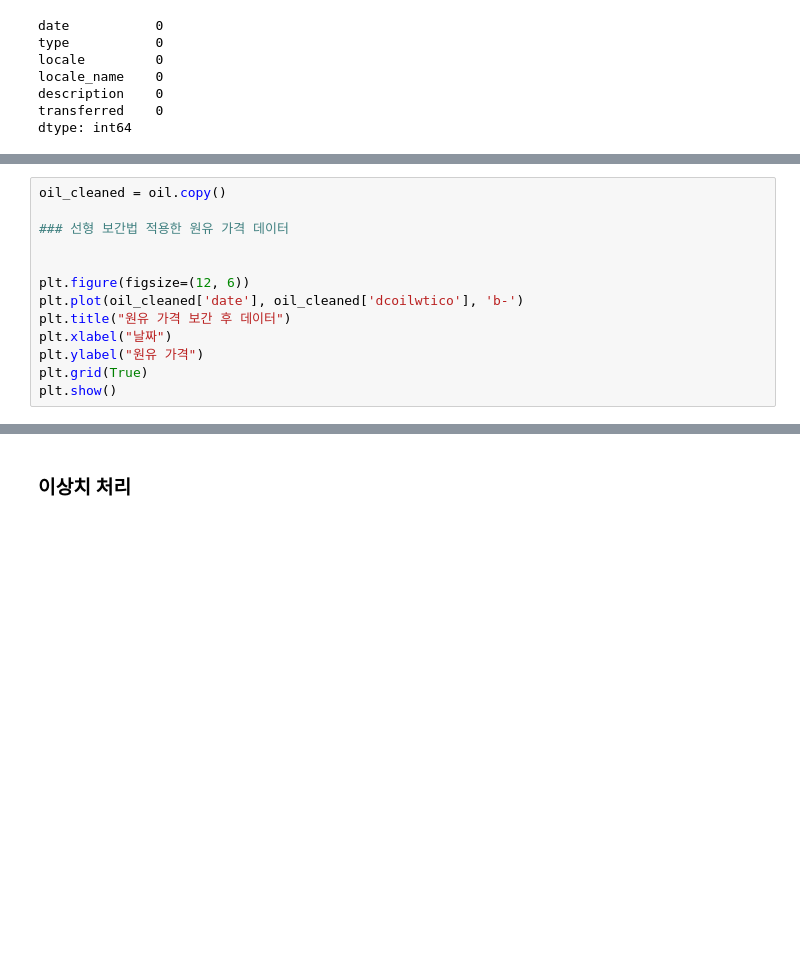
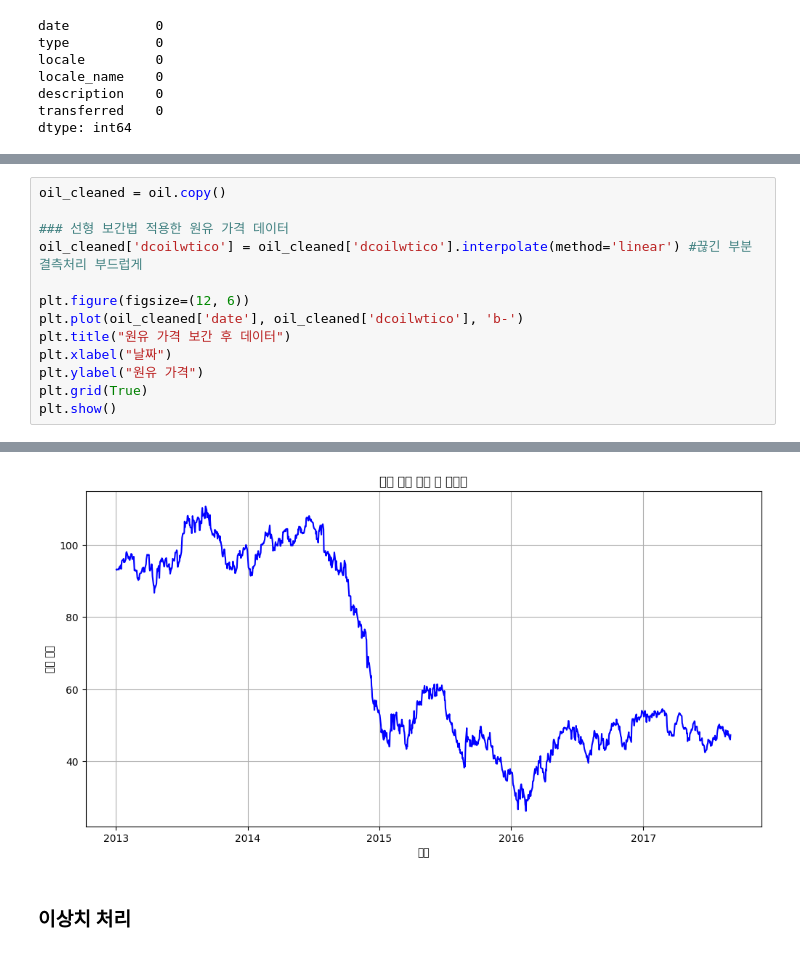
Before and after one commit to Hwon-droid/Data-Analysis-with-Open-Source, a Jupyter notebook: 오픈소스_데이터_분석_7강.ipynb, the cells around one changed output, grey strips where cells are left out. Saved outputs shown, nothing was run; the diff lists cells and outputs as text; blank space fills up the shorter version.

```diff
--- a/오픈소스_데이터_분석_7강.ipynb
+++ b/오픈소스_데이터_분석_7강.ipynb
@@ -401,7 +438,7 @@ plt.show()
 oil_cleaned = oil.copy()
 
 ### 선형 보간법 적용한 원유 가격 데이터
-
+oil_cleaned['dcoilwtico'] = oil_cleaned['dcoilwtico'].interpolate(method='linear') #끊긴 부분 결측처리 부드럽게
 
 plt.figure(figsize=(12, 6))
 plt.plot(oil_cleaned['date'], oil_cleaned['dcoilwtico'], 'b-')
@@ -410,3 +447,4 @@ plt.xlabel("날짜")
 plt.ylabel("원유 가격")
 plt.grid(True)
 plt.show()
+# %% [output]
@@ -413,3 +468,4 @@ plt.show()
+[figure, added]
 # %% [markdown]
 ### 이상치 처리
 # %%
```
Also changed, not shown: parts of 2 cells of this notebook.
